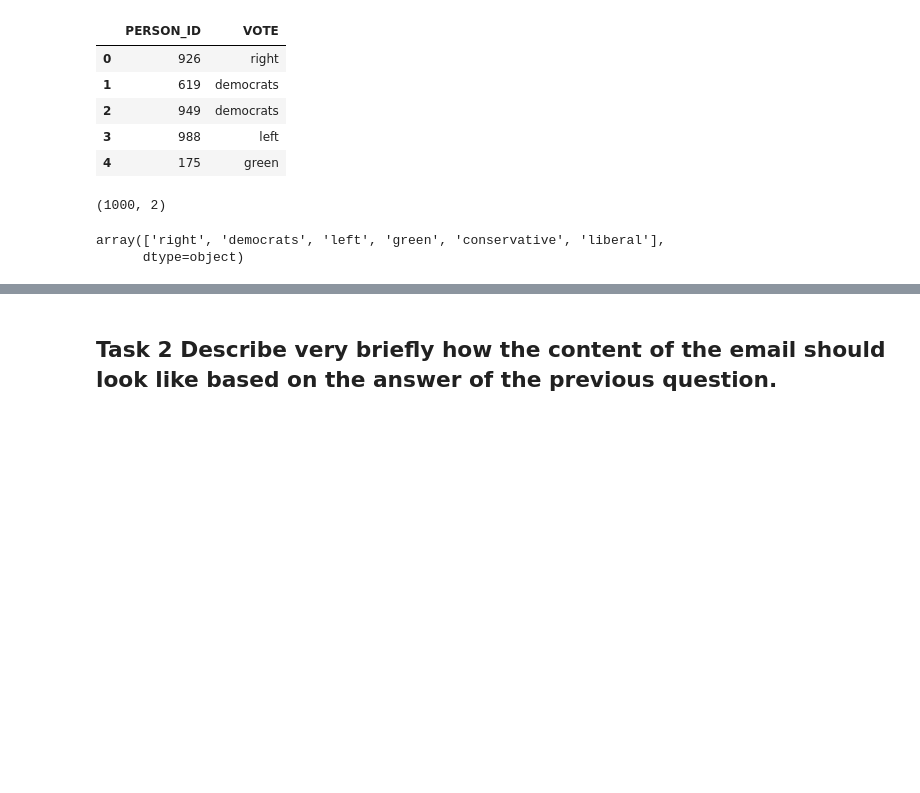
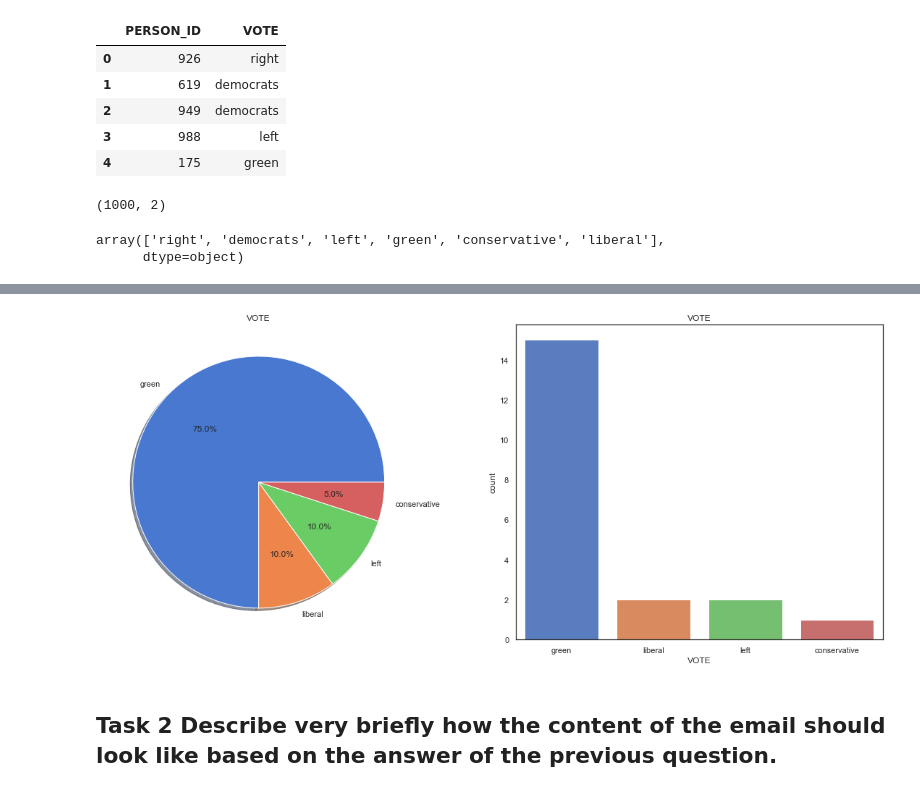
Before and after one commit to ck-unifr/challenge_may_20, a Jupyter notebook: notebook/bi_challenge_solution_may_20.ipynb, the cells around one changed output, grey strips where cells are left out. Saved outputs shown, nothing was run; the diff lists cells and outputs as text; code cells hidden in the pictures; blank space fills up the shorter version.

```diff
--- a/notebook/bi_challenge_solution_may_20.ipynb
+++ b/notebook/bi_challenge_solution_may_20.ipynb
@@ -1877,2 +1895,6 @@ plt.show()
+# %%
+plot_pie_bar(df_merged.iloc[:20], 'VOTE')
+# %% [output]
+[figure, added]
 # %% [markdown]
 ## Task 2 Describe very briefly how the content of the email should look like based on the answer of the previous question.
```
Also changed, not shown: parts of 6 cells of this notebook.
